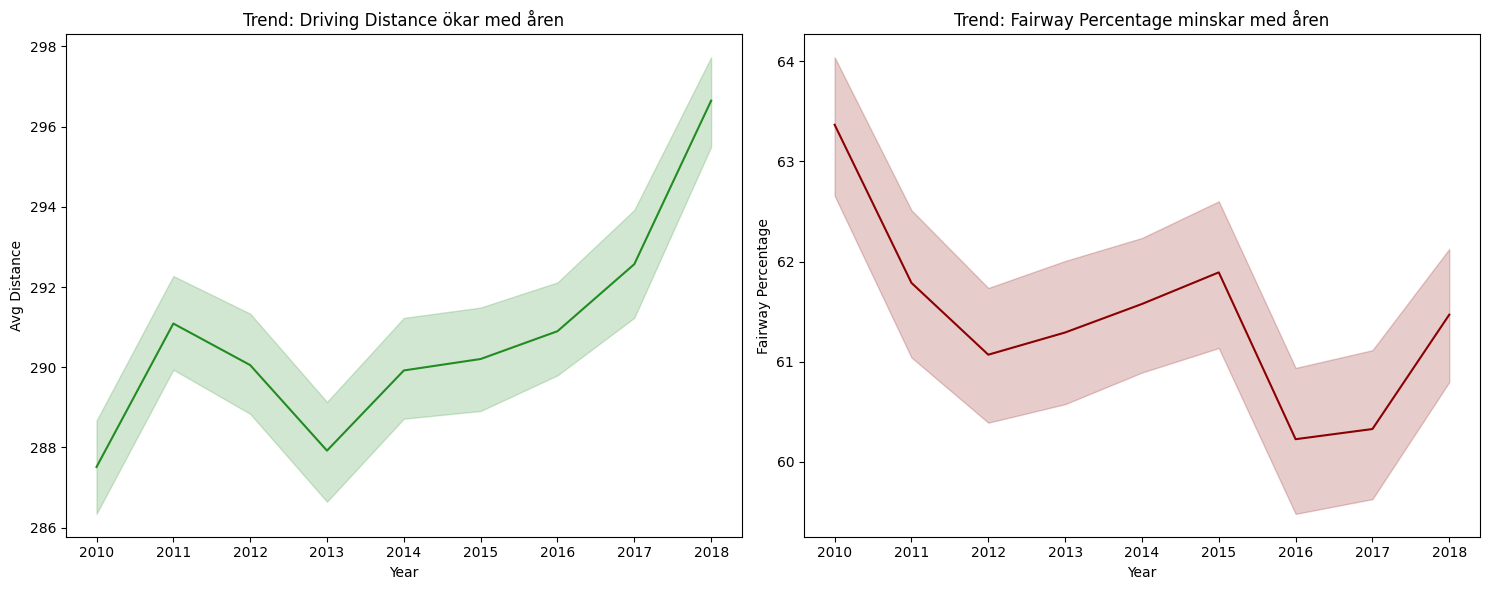
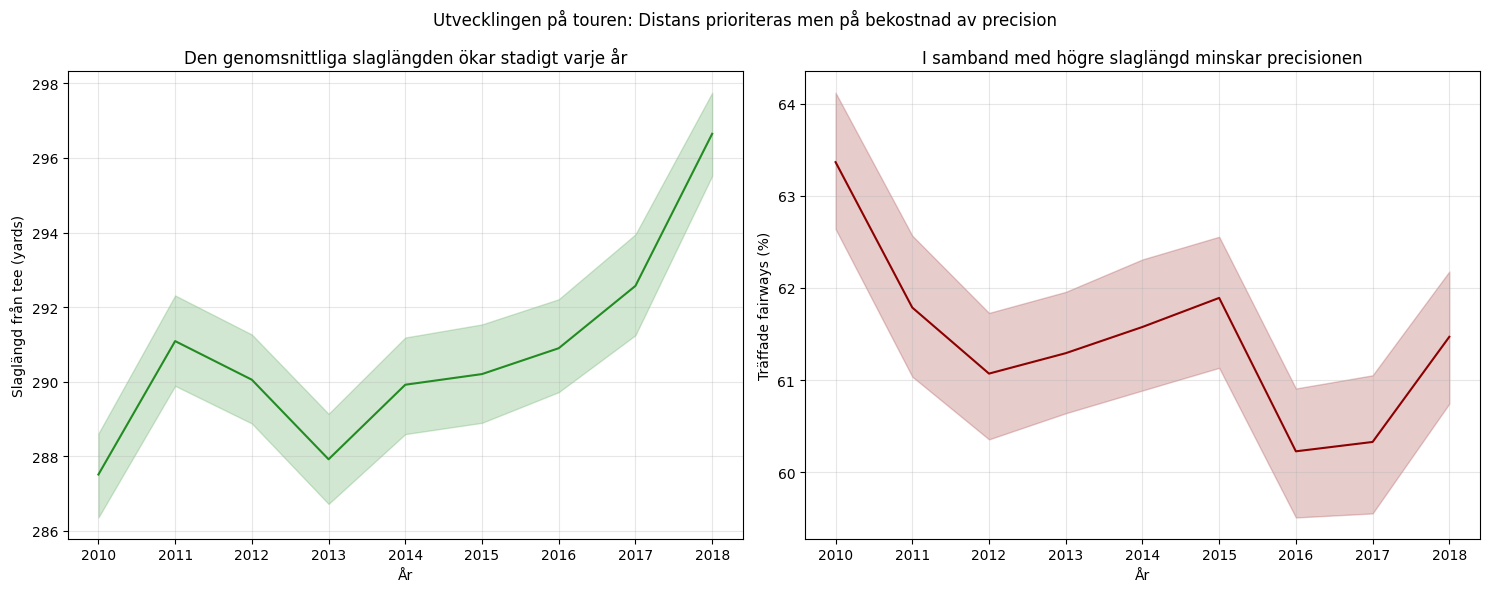
The change to this notebook cell's code, shown as a diff; its figure went from the first image to the second:
--- before
+++ after
@@ -1,14 +1,18 @@
-import pandas as pd
-import seaborn as sns
-import matplotlib.pyplot as plt
-
 fig, (ax1, ax2) = plt.subplots(1, 2, figsize=(15, 6))
 
 sns.lineplot(x="Year", y="Avg Distance",
              data=df, ax=ax1, color="forestgreen")
-ax1.set_title("Trend: Driving Distance ökar med åren")
+ax1.set_title("Den genomsnittliga slaglängden ökar stadigt varje år")
+ax1.set_xlabel('År')
+ax1.set_ylabel('Slaglängd från tee (yards)')
+ax1.grid(True, alpha=0.3)
 sns.lineplot(x="Year", y="Fairway Percentage",
              data=df, ax=ax2, color="darkred")
-ax2.set_title ("Trend: Fairway Percentage minskar med åren")
+ax2.set_title ("I samband med högre slaglängd minskar precisionen")
+ax2.set_xlabel('År')
+ax2.set_ylabel('Träffade fairways (%)')
+ax2.grid(True, alpha=0.3)
+
+fig.suptitle('Utvecklingen på touren: Distans prioriteras men på bekostnad av precision')
 
 plt.tight_layout()

Commit: explanation for diagram 3